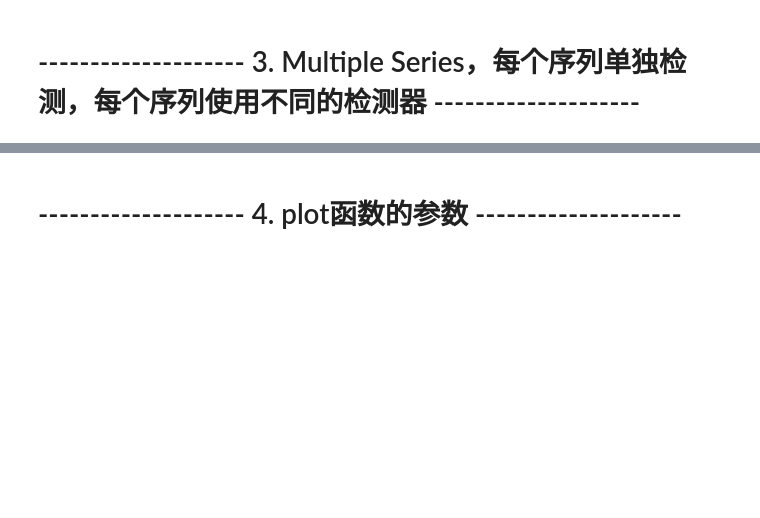
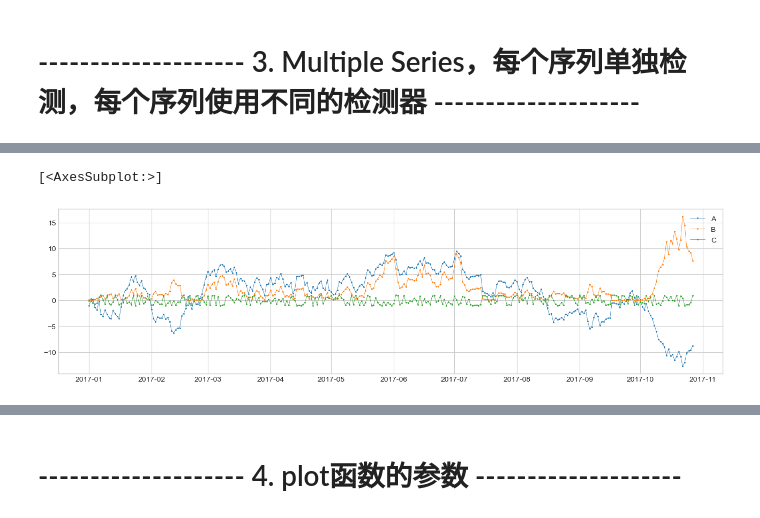
Before and after one commit to hzf125521/adtk, a Jupyter notebook: _test_not_for_use/test_visualization_test.ipynb, the cells around one changed output, grey strips where cells are left out. Cells and saved outputs as stored; diff of their text form; code cells hidden in the pictures; blank space fills up the shorter version.

```diff
--- a/_test_not_for_use/test_visualization_test.ipynb
+++ b/_test_not_for_use/test_visualization_test.ipynb
@@ -278,9 +269,17 @@ plot(df, anomaly, curve_group=[("A", "B"), ("B", "C"), ("C", "A")], anomaly_tag=
 # %% [markdown]
 # -------------------- 3. Multiple Series，每个序列单独检测，每个序列使用不同的检测器 --------------------
 # %%
+import numpy as np
+import pandas as pd
+from src.adtk.visualization._visualization import plot
 rand = np.random.RandomState(123)
 a = pd.Series(np.cumsum(rand.normal(size=300)), index=pd.date_range(start="2017-1-1", periods=300, freq="D")).rename('A')
 plot(a)
+b = (a**2/10).rename("B")
+plot(b)
+import math
+c = (-a*3).apply(math.sin).rename("C")
+plot(c)
 # %% [output]
 [<AxesSubplot:>]
 [figure]
@@ -287,3 +287,0 @@ plot(a)
-# %%
-b = (s**2/10).rename("B")
-plot(b)
@@ -293,4 +287,0 @@ plot(b)
-# %%
-import math
-c = (-s*3).apply(math.sin).rename("C")
-plot(c)
@@ -305,0 +310,6 @@ array([<AxesSubplot:>, <AxesSubplot:>, <AxesSubplot:>], dtype=object)
+# %%
+
+plot(df, curve_group="all")
+# %% [output]
+[<AxesSubplot:>]
+[figure, added]
```
Also changed, not shown: parts of 28 cells of this notebook, 4 other files.
